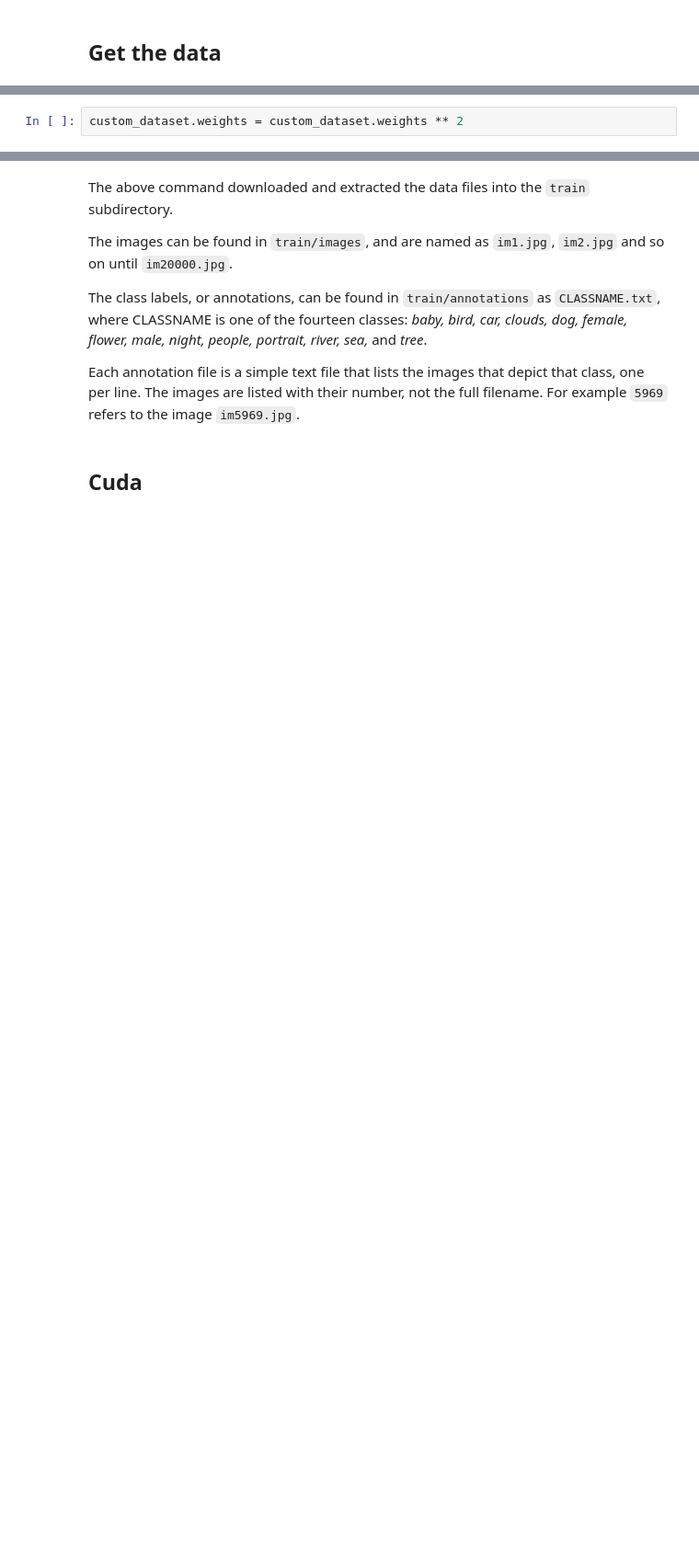
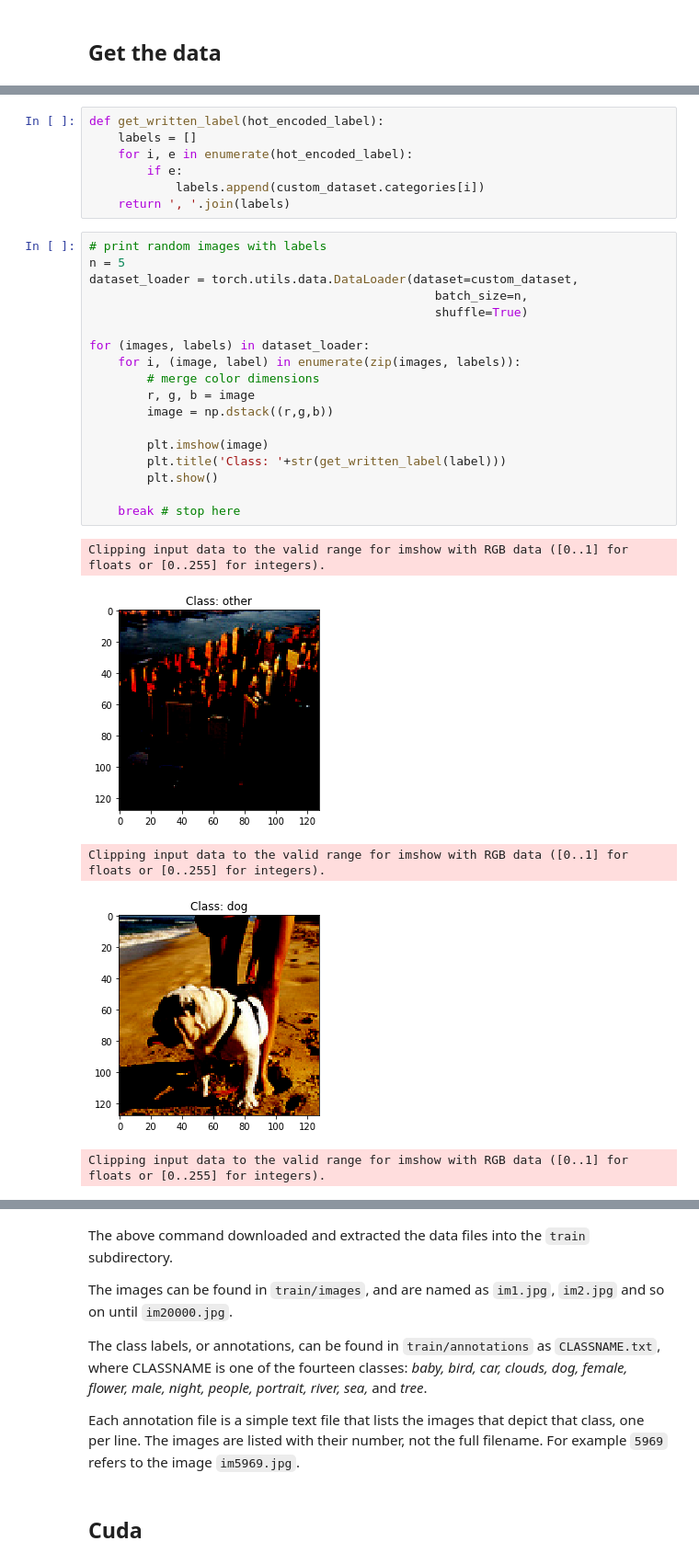
Before and after one commit to Maiykol/helsinki_dl_project, a Jupyter notebook: image_project.ipynb, the cells around one changed output, grey strips where cells are left out. Shown at 92% size. Drawn from its saved outputs; the diff is of its cells as text; blank space fills up the shorter version.

Commit message:
fix for labels in dataloader

```diff
--- a/image_project.ipynb
+++ b/image_project.ipynb
@@ -142,5 +137,34 @@ class CustomDataset(Dataset):
         return len(self.annotations)
 
 custom_dataset = CustomDataset(train_path_images, train_path_annotations)
-# %%
-custom_dataset.weights = custom_dataset.weights ** 2
+# %%
+def get_written_label(hot_encoded_label):
+    labels = []
+    for i, e in enumerate(hot_encoded_label):
+        if e:
+            labels.append(custom_dataset.categories[i])
+    return ', '.join(labels)
+# %%
+# print random images with labels
+n = 5
+dataset_loader = torch.utils.data.DataLoader(dataset=custom_dataset,
+                                                batch_size=n,
+                                                shuffle=True)
+
+for (images, labels) in dataset_loader:
+    for i, (image, label) in enumerate(zip(images, labels)):
+        # merge color dimensions
+        r, g, b = image
+        image = np.dstack((r,g,b))
+
+        plt.imshow(image)
+        plt.title('Class: '+str(get_written_label(label)))
+        plt.show()
+
+    break # stop here
+# %% [output]
+Clipping input data to the valid range for imshow with RGB data ([0..1] for floats or [0..255] for integers).
+[figure, added]
+Clipping input data to the valid range for imshow with RGB data ([0..1] for floats or [0..255] for integers).
+[figure, added]
+Clipping input data to the valid range for imshow with RGB data ([0..1] for floats or [0..255] for integers).
```
Also changed, not shown: parts of 9 cells of this notebook.
